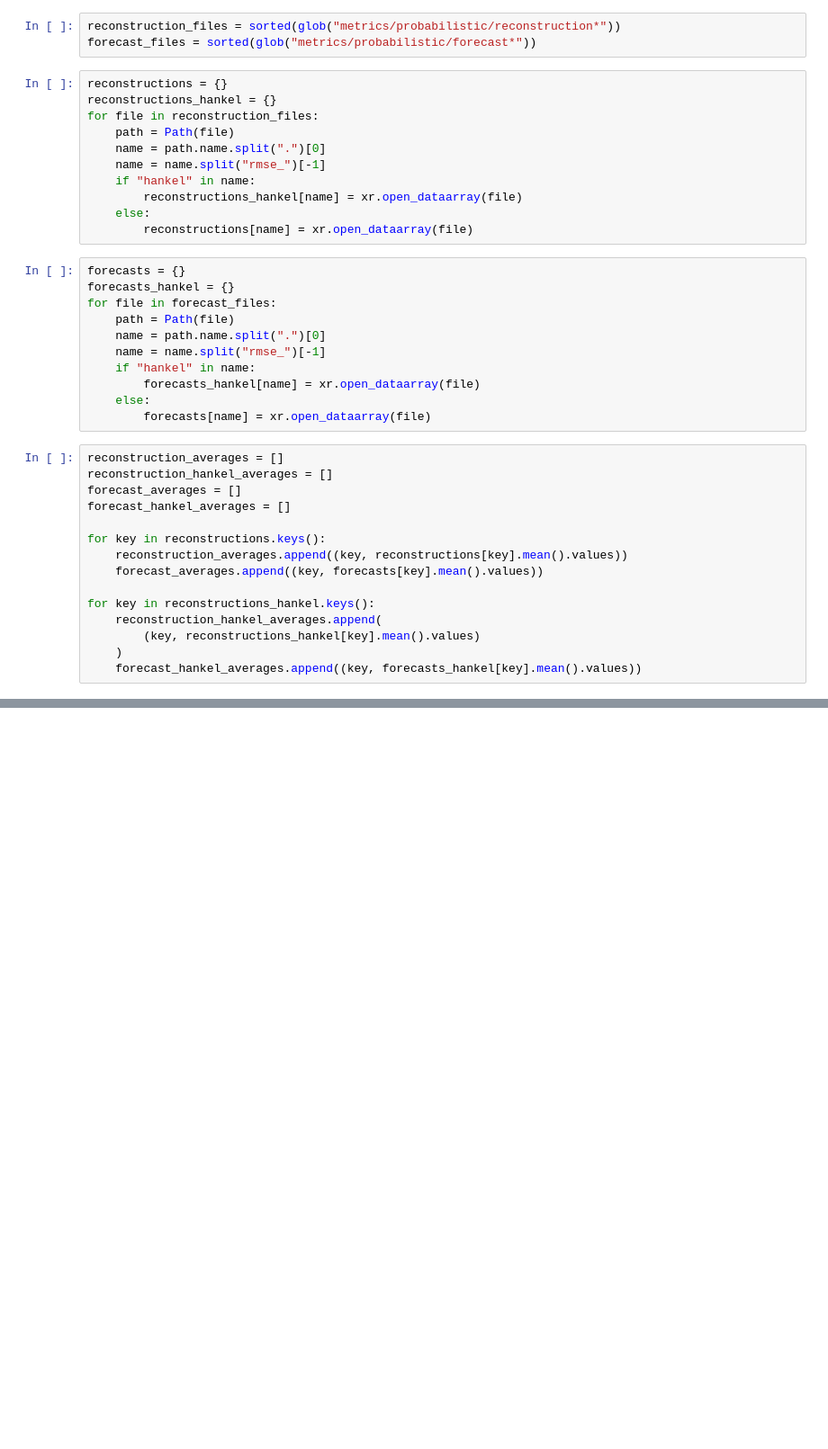
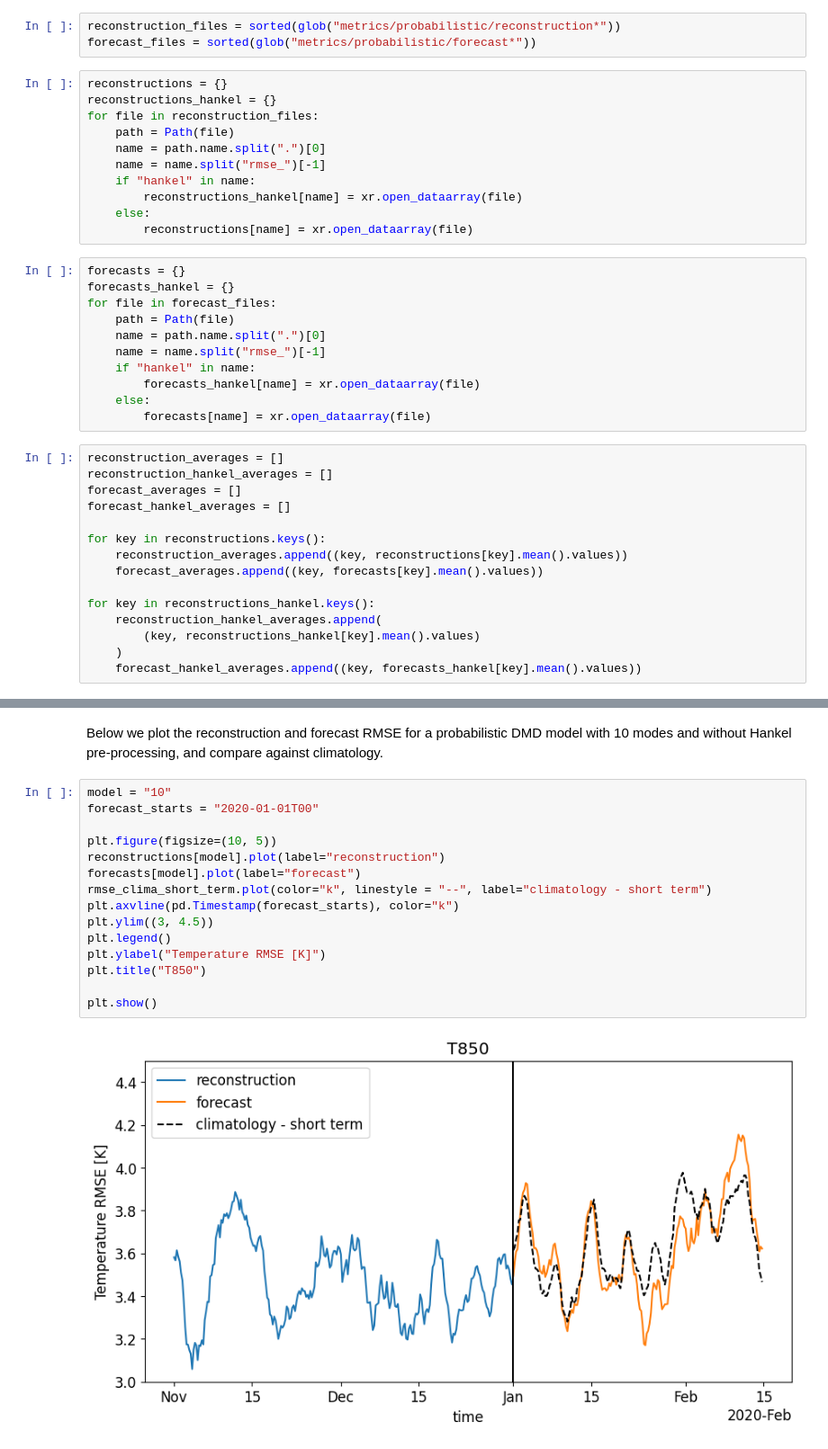
Before and after one commit to SVDROM/grid-search, a Jupyter notebook: evaluate.ipynb, the cells around one changed output, grey strips where cells are left out. Shown at 90% size. Drawn from its saved outputs; the diff is of its cells as text; blank space fills up the shorter version.

```diff
--- a/evaluate.ipynb
+++ b/evaluate.ipynb
@@ -175,0 +242,19 @@ plt.show()
+# %% [markdown]
+Below we plot the reconstruction and forecast RMSE for a probabilistic DMD model with 10 modes and without Hankel pre-processing, and compare against climatology.
+# %%
+model = "10"
+forecast_starts = "2020-01-01T00"
+
+plt.figure(figsize=(10, 5))
+reconstructions[model].plot(label="reconstruction")
+forecasts[model].plot(label="forecast")
+rmse_clima_short_term.plot(color="k", linestyle = "--", label="climatology - short term")
+plt.axvline(pd.Timestamp(forecast_starts), color="k")
+plt.ylim((3, 4.5))
+plt.legend()
+plt.ylabel("Temperature RMSE [K]")
+plt.title("T850")
+
+plt.show()
+# %% [output]
+[figure, added]
```
Also changed, not shown: parts of 21 cells of this notebook.
